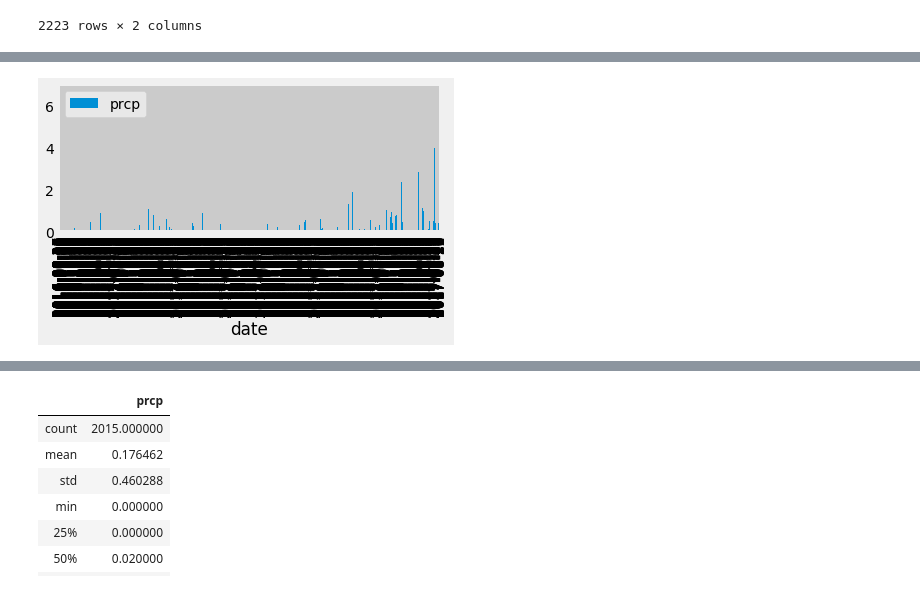
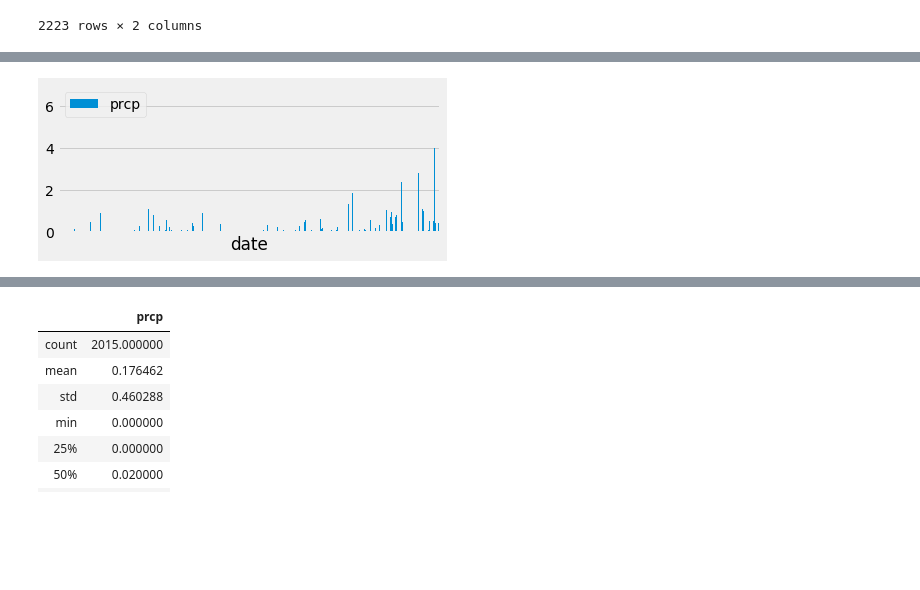
Before and after one commit to SWL-DEV/UCI-Data-Analystics-HW, a Jupyter notebook: 10-SQLAlchemy_Challenge/climate_starter.ipynb, the cells around one changed output, grey strips where cells are left out. Cells and saved outputs as stored; diff of their text form; code cells hidden in the pictures; blank space fills up the shorter version.

```diff
--- a/10-SQLAlchemy_Challenge/climate_starter.ipynb
+++ b/10-SQLAlchemy_Challenge/climate_starter.ipynb
@@ -95,11 +104,13 @@ Date from one year ago is 2016-08-23 00:00:00
 # %%
 # Use Pandas Plotting with Matplotlib to plot the data
+xticks=[]
 one_year_df.plot(kind = 'bar', x = 'date', y = 'prcp')
 plt.tight_layout()
+plt.xticks(xticks)
 plt.savefig('precipitation.png')
 plt.show()
 # %% [output]
-[figure, old version]
+[figure, new version]
 # %% [markdown]
 ![precipitation](Images/precipitation.png)
 # %%
```
Also changed, not shown: parts of 6 cells of this notebook, 3 other files.
